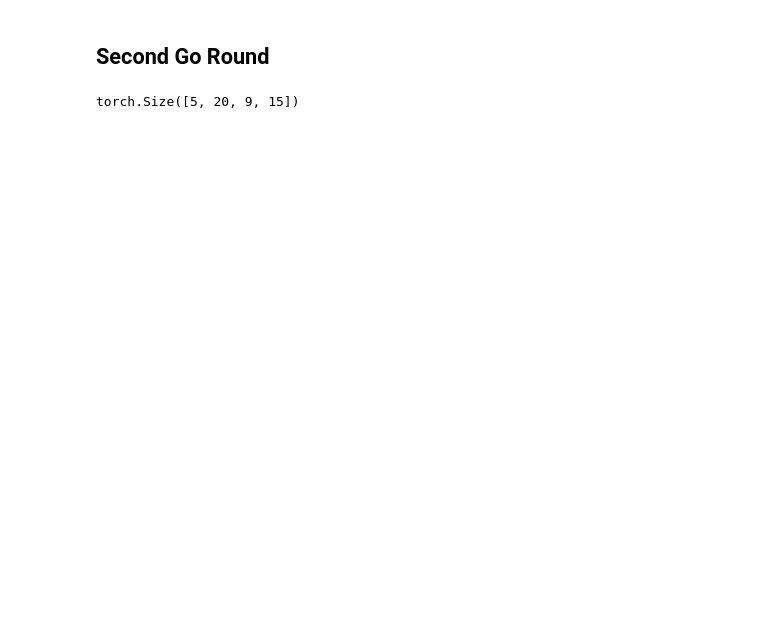
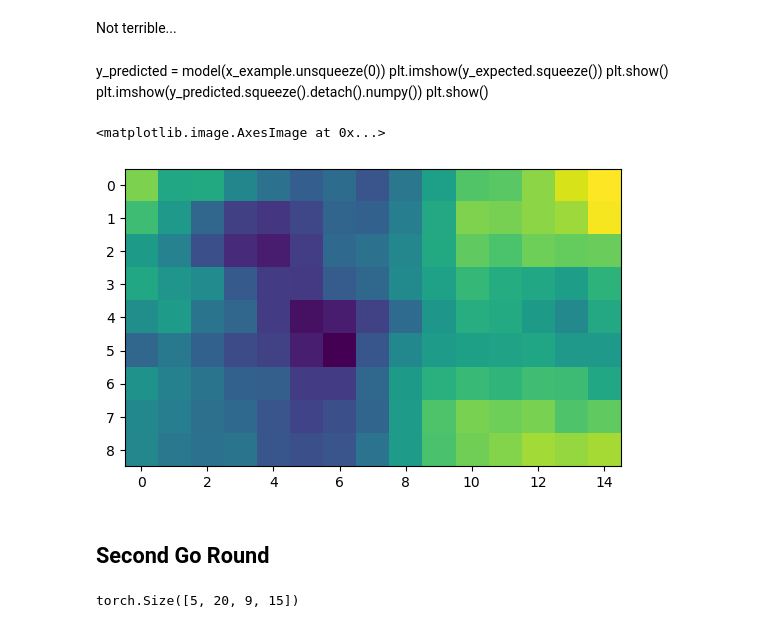
Before and after one commit to Quinntillion/MLProject, a Jupyter notebook: testNotebook.ipynb, the cells around one changed output. Saved outputs shown, nothing was run; the diff lists cells and outputs as text; code cells hidden in the pictures; blank space fills up the shorter version.

```diff
--- a/testNotebook.ipynb
+++ b/testNotebook.ipynb
@@ -283,3 +402,16 @@ df_sorted = dfs[1].groupby(['valid_time','latitude','longitude']).agg(lambda x:x
+# %% [markdown]
+Not terrible...
+# %% [markdown]
+y_predicted = model(x_example.unsqueeze(0))
+plt.imshow(y_expected.squeeze())
+plt.show()
+plt.imshow(y_predicted.squeeze().detach().numpy())
+plt.show()
+# %%
+plt.imshow(model(x_example, output=(38,60)).squeeze().detach().numpy())
+# %% [output]
+<matplotlib.image.AxesImage at 0x...>
+[figure, added]
 # %% [markdown]
 ## Second Go Round
 # %%
```
Also changed, not shown: parts of 31 cells of this notebook.
